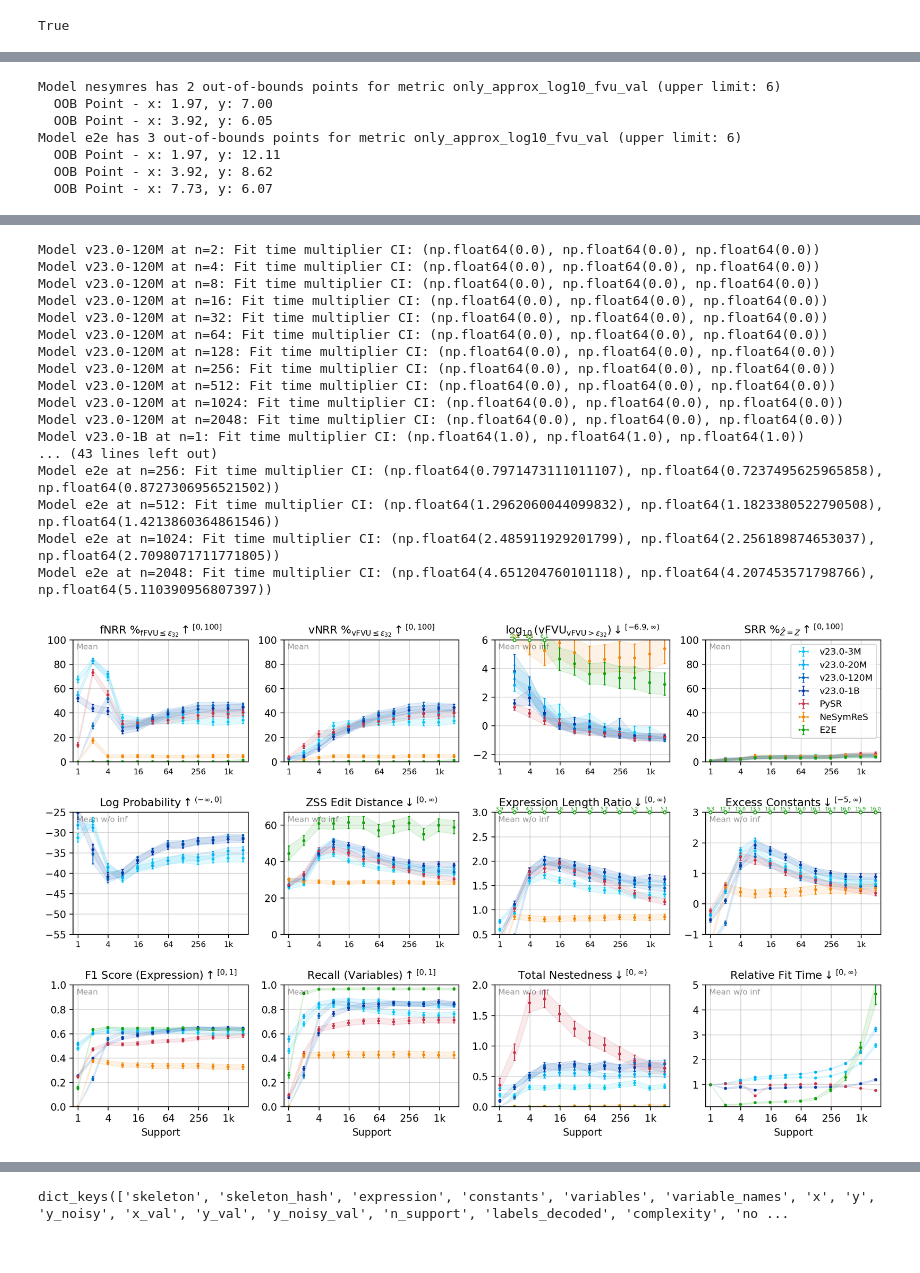
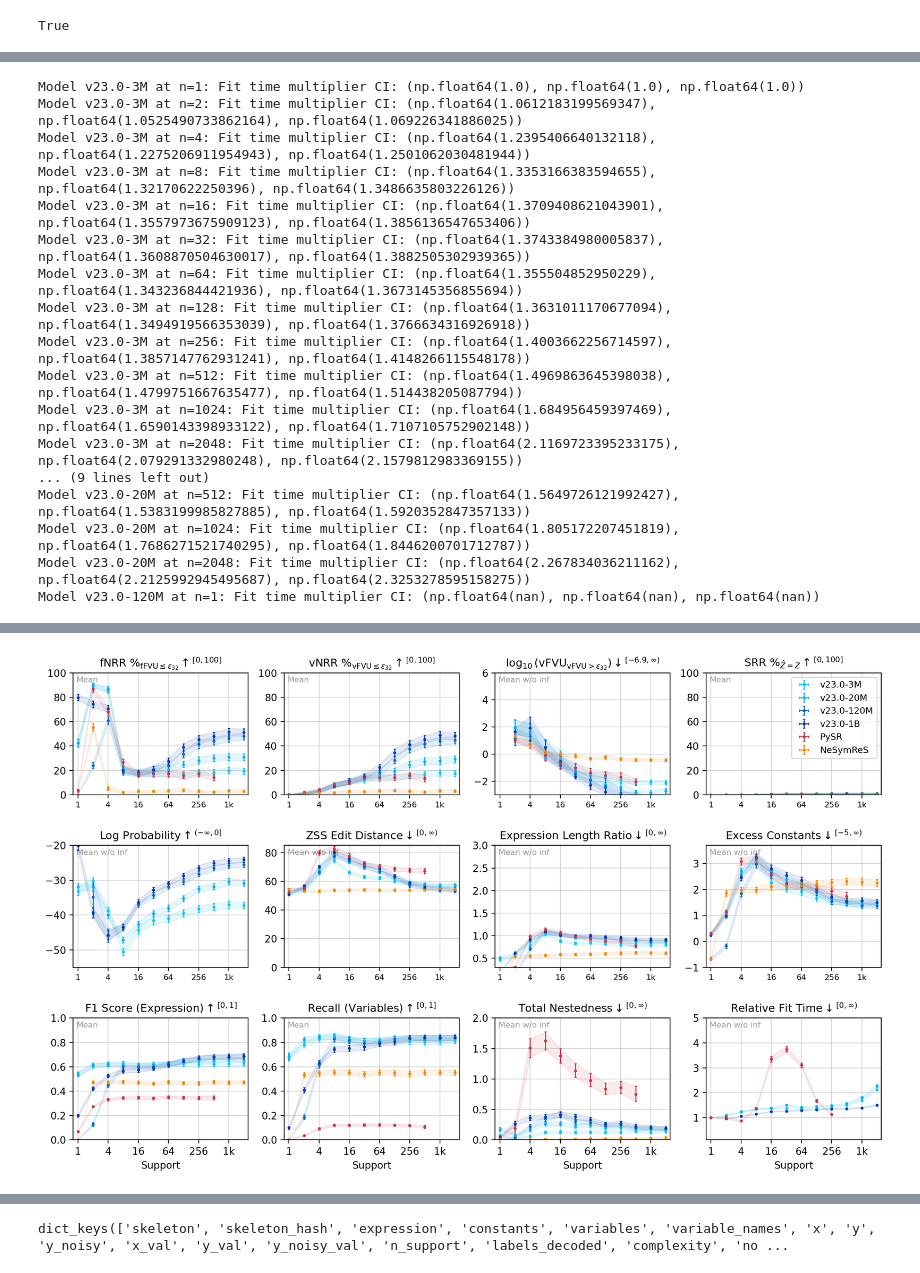
Before and after one commit to psaegert/flash-ansr, a Jupyter notebook: experimental/eval/n_support_scaling.ipynb, the cells around one changed output, grey strips where cells are left out. Cells and saved outputs as stored; diff of their text form; code cells hidden in the pictures.

```diff
--- a/experimental/eval/n_support_scaling.ipynb
+++ b/experimental/eval/n_support_scaling.ipynb
@@ -35,4 +35,5 @@ results = {
     # 'brute_force': {'scaling_parameter': 'support'},
 }
 # %%
-TEST_SETS = ['v23_val', 'fastsrb'][1:]
+TEST_SETS = ['val', 'fastsrb'][:1]
+print(TEST_SETS)
@@ -311,7 +282,7 @@ def rename_variables_nesymres(skeleton, original_variable_names, *args, **kwargs
             if index < len(original_variable_names):
                 renamed_skeleton.append(original_variable_names[index])
             else:
-                renamed_skeleton.append(token)  # fallback to original token if index out of range
+                renamed_skeleton.append(f'x{index + 1}')  # fallback to 'x{index+1}' if index out of range
         else:
             renamed_skeleton.append(token)
     return renamed_skeleton
@@ -421,6 +410,14 @@ def naninfmean(a):
     a = np.array(a)
     return np.nanmean(a[np.isfinite(a)])
 
+def extract_var_index(variable_name):
+    if variable_name.startswith('x_'):
+        return int(variable_name[2:])
+    elif variable_name.startswith('x'):
+        return int(variable_name[1:])
+    else:
+        raise ValueError(f"Unexpected variable name format: {variable_name}")
+
 for model in tqdm(results.keys()):
     for test_set in results[model]['results'].keys():
         for scaling_value in results[model]['results'][test_set].keys():
@@ -482,11 +479,11 @@ for model in tqdm(results.keys()):
                 for predicted_skeleton_prefix, skeleton in zip(r['predicted_skeleton_prefix'], r['skeleton_simplified'])])
 
             r['unique_variables'] = [
-                sorted(list(set(token for token in skeleton if token.startswith('x'))), key=lambda x: int(x[1:])) if skeleton is not None else None
+                sorted(list(set(token for token in skeleton if token.startswith('x'))), key=lambda x: extract_var_index(x)) if skeleton is not None else None
                 for skeleton in r['skeleton_simplified']]
 
             r['predicted_unique_variables'] = [
-                sorted(list(set(token for token in predicted_skeleton_prefix if token.startswith('x'))), key=lambda x: int(x[1:])) if predicted_skeleton_prefix is not None else None
+                sorted(list(set(token for token in predicted_skeleton_prefix if token.startswith('x'))), key=lambda x: extract_var_index(x)) if predicted_skeleton_prefix is not None else None
                 for predicted_skeleton_prefix in r['predicted_skeleton_prefix']]
 
             r['f1_score_unique_variables'] = np.array([
@@ -563,7 +560,7 @@ def naninfmean(a):
 # FIXME: vNRR at 1 point?
 # %%
 first_model = list(results.keys())[0]
-gt_constants = results[first_model]['results']['fastsrb'][1]['n_constants']
+gt_constants = results[first_model]['results'][TEST_SETS[0]][1]['n_constants']
 max_gt_constants = max(gt_constants[np.isfinite(gt_constants)])
 
 metric_pairs = [
@@ -586,7 +583,7 @@ metric_pairs = [
         f'$\\log_{{10}}(\mathrm{{vFVU}}_{{\\mathrm{{vFVU}} > \epsilon_{{32}}}}) {arrow_notation(objective=-1, lower=np.log10(np.finfo(np.float32).eps), upper=np.inf)}$',
         naninfmean,
         1,
-        (-2.5, 6)
+        (-3, 6)
     )),
     (('n_support', 'Support', naninfmean), (
         'symbolic_recovery',
@@ -600,28 +597,28 @@ metric_pairs = [
         f'$\mathrm{{Log\\ Probability}} {arrow_notation(objective=1, lower=-np.inf, upper=0)}$',
         naninfmean,
         1,
-        (-55, -25)
+        (-55, -20)
     )),
     (('n_support', 'Support', naninfmean), (
         'zss_edit_distance',
         f'$\mathrm{{ZSS\\ Edit\\ Distance}} {arrow_notation(objective=-1, lower=0, upper=np.inf)}$',
         naninfmean,
         1,
-        (0, 67)
+        (0, 85)
     )),
     (('n_support', 'Support', naninfmean), (
         'skeleton_length_ratio',
         f'$\mathrm{{Expression\\ Length\\ Ratio}} {arrow_notation(objective=-1, lower=0, upper=np.inf)}$',
         naninfmean,
         1,
-        (0.5, 3)
+        (0.3, 3)
     )),
     (('n_support', 'Support', naninfmean), (
         'n_constants_delta',
         f'$\mathrm{{Excess\\ Constants}} {arrow_notation(objective=-1, lower=-max_gt_constants, upper=np.inf)}$',
         naninfmean,
         1,
-        (-1, 3)
+        (-1, 3.7)
     )),
     (('n_support', 'Support', naninfmean), (
         'f1_score',
@@ -687,7 +684,7 @@ COLS = min(4, len(metric_pairs))
 ROWS = np.ceil(len(metric_pairs) / COLS).astype(int)
 
 test_set = 'fastsrb'
-# test_set = 'v23_val'
+test_set = 'val'
 
 fig, axes = plt.subplots(ROWS, COLS, figsize=(3 * COLS, 2.5 * ROWS), dpi=200)
 
@@ -717,7 +714,7 @@ for ax_id, (ax, ((x_metric, x_label, x_statistic), (y_metric, y_label, y_statist
             if len(x) == 0:
                 x_ci = (np.nan, np.nan, np.nan)
             else:
-                x_ci = bootstrapped_metric_ci(x, x_statistic, n=1e3, interval=0.95)
+                x_ci = bootstrapped_metric_ci(x[x != 0], x_statistic, n=1e3, interval=0.95)
 
             # 2. Compute Y CI
             if y_metric == 'fit_time_multiplier':
@@ -830,10 +827,20 @@ fig.tight_layout(w_pad=1, h_pad=2)
 
 plt.savefig(get_path('results', 'support_sweep', create=True, filename=f'n_support_{test_set}.svg'), dpi=200)
 # %% [output]
-Model nesymres has 2 out-of-bounds points for metric only_approx_log10_fvu_val (upper limit: 6)
-  OOB Point - x: 1.97, y: 7.00
-  OOB Point - x: 3.92, y: 6.05
-Model e2e has 3 out-of-bounds points for metric only_approx_log10_fvu_val (upper limit: 6)
-  OOB Point - x: 1.97, y: 12.11
-  OOB Point - x: 3.92, y: 8.62
-  OOB Point - x: 7.73, y: 6.07
+Model v23.0-3M at n=1: Fit time multiplier CI: (np.float64(1.0), np.float64(1.0), np.float64(1.0))
+Model v23.0-3M at n=2: Fit time multiplier CI: (np.float64(1.0612183199569347), np.float64(1.0525490733862164), np.float64(1.069226341886025))
+Model v23.0-3M at n=4: Fit time multiplier CI: (np.float64(1.2395406640132118), np.float64(1.2275206911954943), np.float64(1.2501062030481944))
+Model v23.0-3M at n=8: Fit time multiplier CI: (np.float64(1.3353166383594655), np.float64(1.32170622250396), np.float64(1.3486635803226126))
+Model v23.0-3M at n=16: Fit time multiplier CI: (np.float64(1.3709408621043901), np.float64(1.3557973675909123), np.float64(1.3856136547653406))
+Model v23.0-3M at n=32: Fit time multiplier CI: (np.float64(1.3743384980005837), np.float64(1.3608870504630017), np.float64(1.3882505302939365))
+Model v23.0-3M at n=64: Fit time multiplier CI: (np.float64(1.355504852950229), np.float64(1.343236844421936), np.float64(1.3673145356855694))
+Model v23.0-3M at n=128: Fit time multiplier CI: (np.float64(1.3631011170677094), np.float64(1.3494919566353039), np.float64(1.3766634316926918))
+Model v23.0-3M at n=256: Fit time multiplier CI: (np.float64(1.4003662256714597), np.float64(1.3857147762931241), np.float64(1.4148266115548178))
+Model v23.0-3M at n=512: Fit time multiplier CI: (np.float64(1.4969863645398038), np.float64(1.4799751667635477), np.float64(1.514438205087794))
+Model v23.0-3M at n=1024: Fit time multiplier CI: (np.float64(1.684956459397469), np.float64(1.6590143398933122), np.float64(1.7107105752902148))
+Model v23.0-3M at n=2048: Fit time multiplier CI: (np.float64(2.1169723395233175), np.float64(2.079291332980248), np.float64(2.1579812983369155))
+... (9 lines left out)
+Model v23.0-20M at n=512: Fit time multiplier CI: (np.float64(1.5649726121992427), np.float64(1.5383199985827885), np.float64(1.5920352847357133))
+Model v23.0-20M at n=1024: Fit time multiplier CI: (np.float64(1.805172207451819), np.float64(1.7686271521740295), np.float64(1.8446200701712787))
+Model v23.0-20M at n=2048: Fit time multiplier CI: (np.float64(2.267834036211162), np.float64(2.2125992945495687), np.float64(2.3253278595158275))
+Model v23.0-120M at n=1: Fit time multiplier CI: (np.float64(nan), np.float64(nan), np.float64(nan))
@@ -874,18 +864 @@ Model v23.0-120M at n=1: Fit time multiplier CI: (np.float64(nan), np.float64(na
-Model v23.0-120M at n=2: Fit time multiplier CI: (np.float64(0.0), np.float64(0.0), np.float64(0.0))
-Model v23.0-120M at n=4: Fit time multiplier CI: (np.float64(0.0), np.float64(0.0), np.float64(0.0))
-Model v23.0-120M at n=8: Fit time multiplier CI: (np.float64(0.0), np.float64(0.0), np.float64(0.0))
-Model v23.0-120M at n=16: Fit time multiplier CI: (np.float64(0.0), np.float64(0.0), np.float64(0.0))
-Model v23.0-120M at n=32: Fit time multiplier CI: (np.float64(0.0), np.float64(0.0), np.float64(0.0))
-Model v23.0-120M at n=64: Fit time multiplier CI: (np.float64(0.0), np.float64(0.0), np.float64(0.0))
-Model v23.0-120M at n=128: Fit time multiplier CI: (np.float64(0.0), np.float64(0.0), np.float64(0.0))
-Model v23.0-120M at n=256: Fit time multiplier CI: (np.float64(0.0), np.float64(0.0), np.float64(0.0))
-Model v23.0-120M at n=512: Fit time multiplier CI: (np.float64(0.0), np.float64(0.0), np.float64(0.0))
-Model v23.0-120M at n=1024: Fit time multiplier CI: (np.float64(0.0), np.float64(0.0), np.float64(0.0))
-Model v23.0-120M at n=2048: Fit time multiplier CI: (np.float64(0.0), np.float64(0.0), np.float64(0.0))
-Model v23.0-1B at n=1: Fit time multiplier CI: (np.float64(1.0), np.float64(1.0), np.float64(1.0))
-... (43 lines left out)
-Model e2e at n=256: Fit time multiplier CI: (np.float64(0.7971473111011107), np.float64(0.7237495625965858), np.float64(0.8727306956521502))
-Model e2e at n=512: Fit time multiplier CI: (np.float64(1.2962060044099832), np.float64(1.1823380522790508), np.float64(1.4213860364861546))
-Model e2e at n=1024: Fit time multiplier CI: (np.float64(2.485911929201799), np.float64(2.256189874653037), np.float64(2.7098071711771805))
-Model e2e at n=2048: Fit time multiplier CI: (np.float64(4.651204760101118), np.float64(4.207453571798766), np.float64(5.110390956807397))
-[figure, old version]
+[figure, new version]
```
Also changed, not shown: parts of 9 cells of this notebook, 30 other files.
